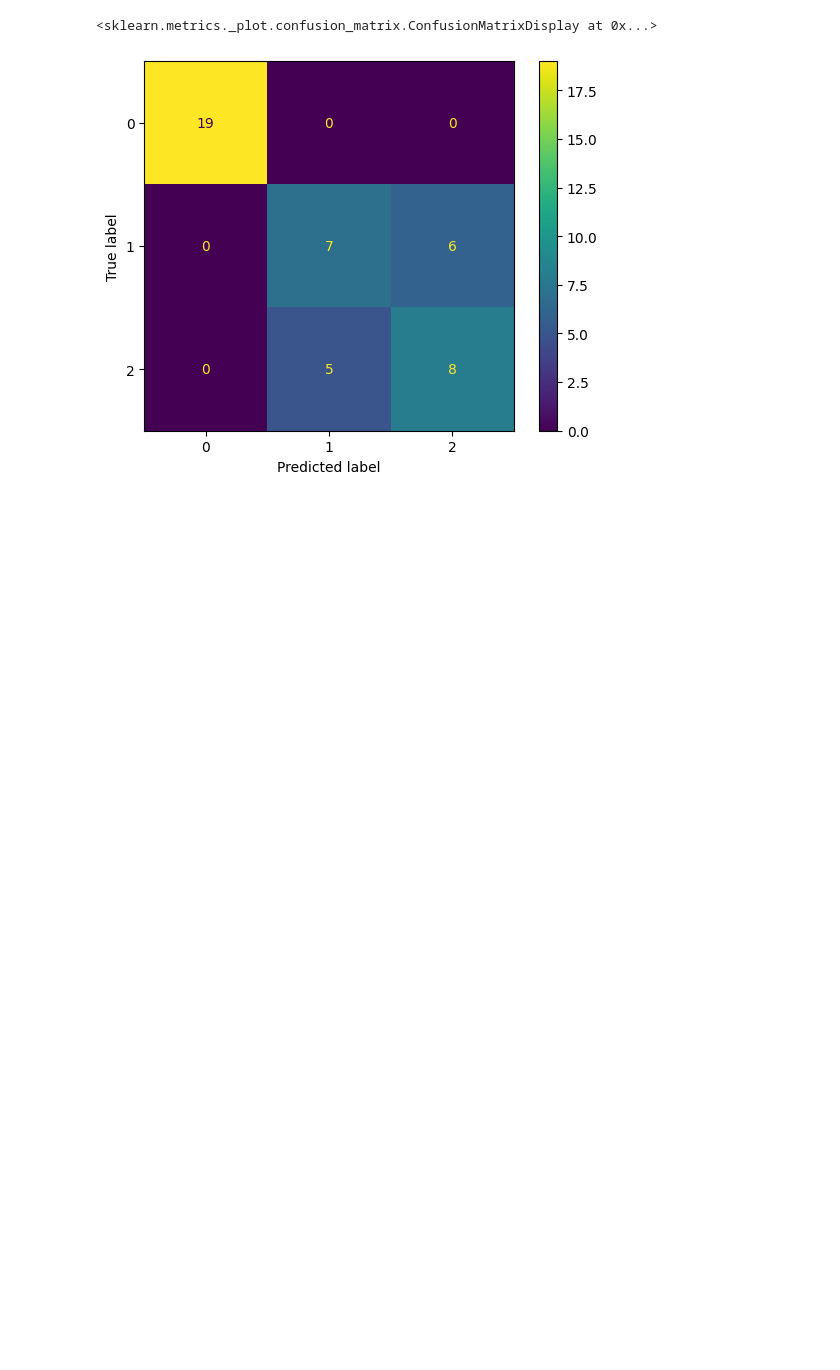
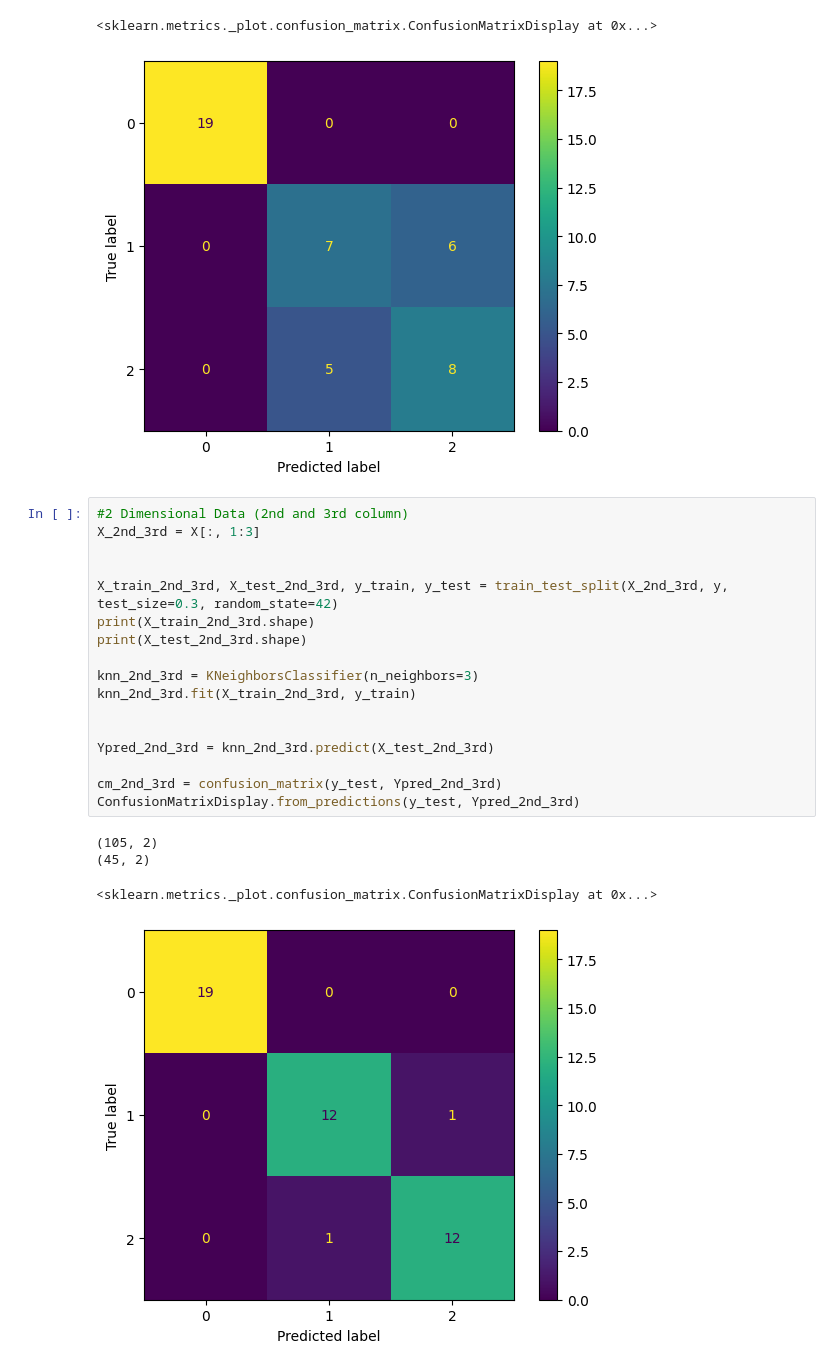
Before and after one commit to VicenteSorianoAguilar/MPA-MLF, a Jupyter notebook: MPA_MLF_PCA_2_students.ipynb, the cells around one changed output. Drawn from its saved outputs; the diff is of its cells as text; blank space fills up the shorter version.

```diff
--- a/MPA_MLF_PCA_2_students.ipynb
+++ b/MPA_MLF_PCA_2_students.ipynb
@@ -212,3 +221,25 @@ ConfusionMatrixDisplay.from_predictions(y_test, Ypred_2D)
 (45, 2)
 <sklearn.metrics._plot.confusion_matrix.ConfusionMatrixDisplay at 0x...>
 [figure]
+# %%
+#2 Dimensional Data (2nd and 3rd column)
+X_2nd_3rd = X[:, 1:3]
+
+
+X_train_2nd_3rd, X_test_2nd_3rd, y_train, y_test = train_test_split(X_2nd_3rd, y, test_size=0.3, random_state=42)
+print(X_train_2nd_3rd.shape)
+print(X_test_2nd_3rd.shape)
+
+knn_2nd_3rd = KNeighborsClassifier(n_neighbors=3)
+knn_2nd_3rd.fit(X_train_2nd_3rd, y_train)
+
+
+Ypred_2nd_3rd = knn_2nd_3rd.predict(X_test_2nd_3rd)
+
+cm_2nd_3rd = confusion_matrix(y_test, Ypred_2nd_3rd)
+ConfusionMatrixDisplay.from_predictions(y_test, Ypred_2nd_3rd)
+# %% [output]
+(105, 2)
+(45, 2)
+<sklearn.metrics._plot.confusion_matrix.ConfusionMatrixDisplay at 0x...>
+[figure, added]
```
Also changed, not shown: parts of 1 cell of this notebook.
